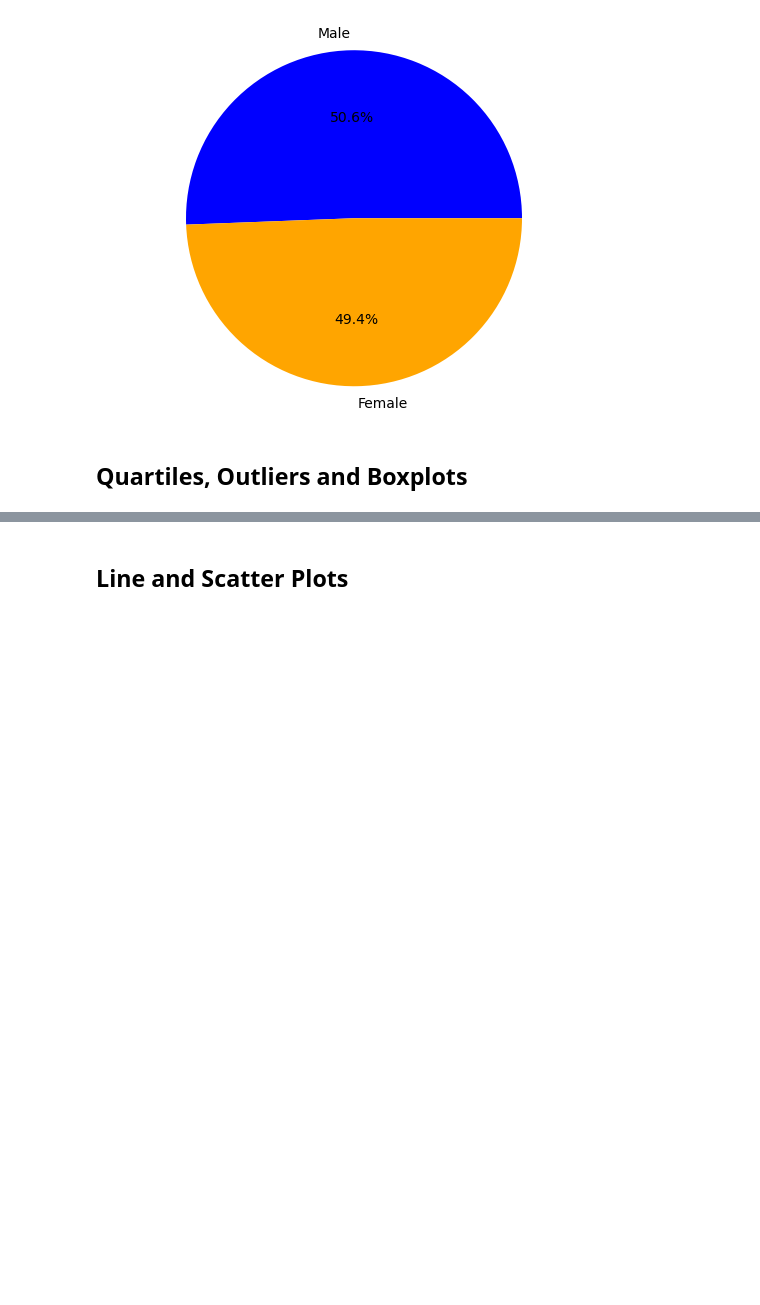
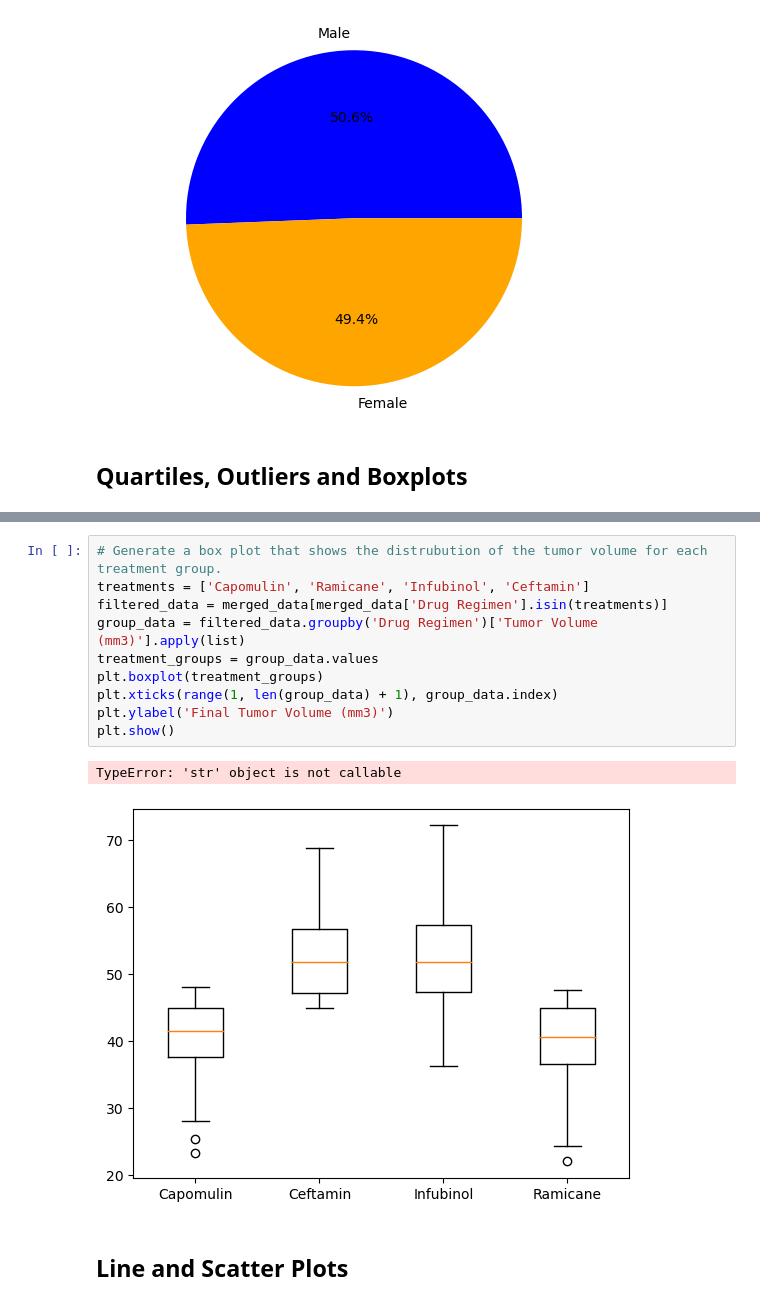
Before and after one commit to mbernstein421/data_visualizations, a Jupyter notebook: Pymaceuticals/pymaceuticals_starter.ipynb, the cells around one changed output, grey strips where cells are left out. Saved outputs shown, nothing was run; the diff lists cells and outputs as text; blank space fills up the shorter version.

```diff
--- a/Pymaceuticals/pymaceuticals_starter.ipynb
+++ b/Pymaceuticals/pymaceuticals_starter.ipynb
@@ -200,3 +214,16 @@ Ceftamin's potential outliers: Series([], Name: Tumor Volume (mm3), dtype: float
+# %%
+# Generate a box plot that shows the distrubution of the tumor volume for each treatment group.
+treatments = ['Capomulin', 'Ramicane', 'Infubinol', 'Ceftamin']
+filtered_data = merged_data[merged_data['Drug Regimen'].isin(treatments)]
+group_data = filtered_data.groupby('Drug Regimen')['Tumor Volume (mm3)'].apply(list)
+treatment_groups = group_data.values
+plt.boxplot(treatment_groups)
+plt.xticks(range(1, len(group_data) + 1), group_data.index)
+plt.ylabel('Final Tumor Volume (mm3)')
+plt.show()
+# %% [output]
+TypeError: 'str' object is not callable
+[figure, added]
 # %% [markdown]
 ## Line and Scatter Plots
 # %%
```
Also changed, not shown: parts of 9 cells of this notebook.
